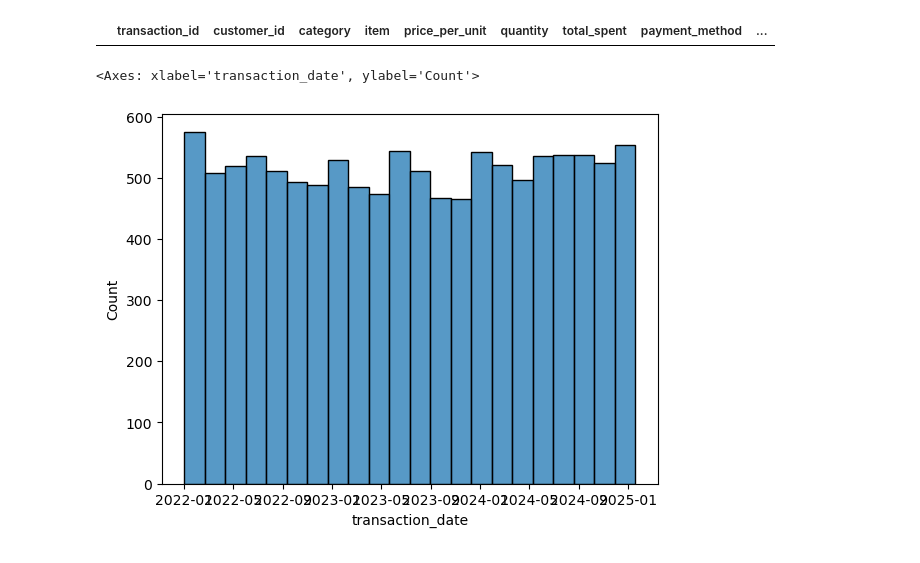
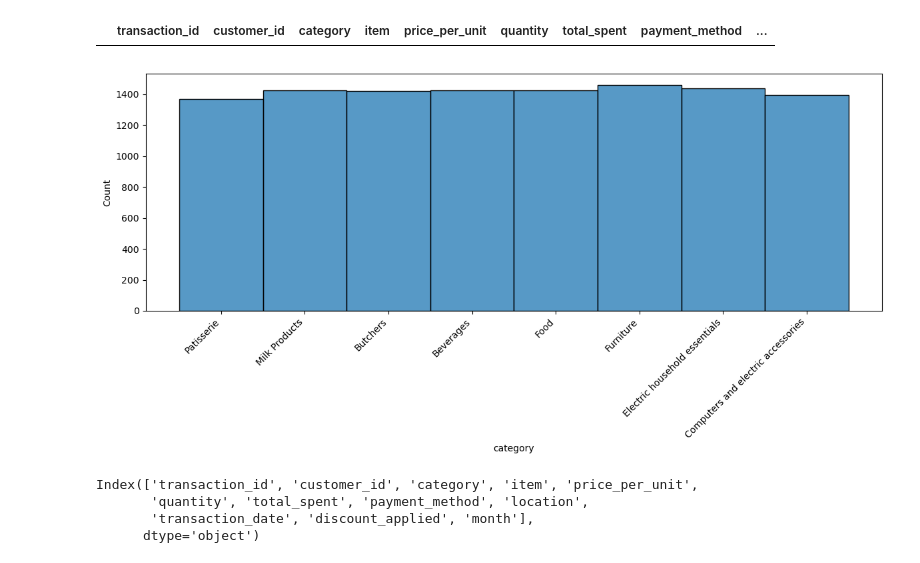
Before and after one commit to tcsimm/DataSciencePractice, a Jupyter notebook: jun24.ipynb, the cells around one changed output. Cells and saved outputs as stored; diff of their text form; code cells hidden in the pictures.

```diff
--- a/jun24.ipynb
+++ b/jun24.ipynb
@@ -108,7 +108,17 @@ df[df.duplicated]
 # %% [output]
 |  | transaction_id | customer_id | category | item | price_per_unit | quantity | total_spent | payment_method | ... |
 # %%
-sns.histplot(df['transaction_date'])
+plt.figure(figsize=(12, 6))
+sns.histplot(df['category'])
+plt.xticks(rotation=45, ha='right')
+plt.tight_layout()
+plt.show()
 # %% [output]
-<Axes: xlabel='transaction_date', ylabel='Count'>
-[figure, old version]
+[figure, new version]
+# %%
+df.columns
+# %% [output]
+Index(['transaction_id', 'customer_id', 'category', 'item', 'price_per_unit',
+       'quantity', 'total_spent', 'payment_method', 'location',
+       'transaction_date', 'discount_applied', 'month'],
+      dtype='object')
```
